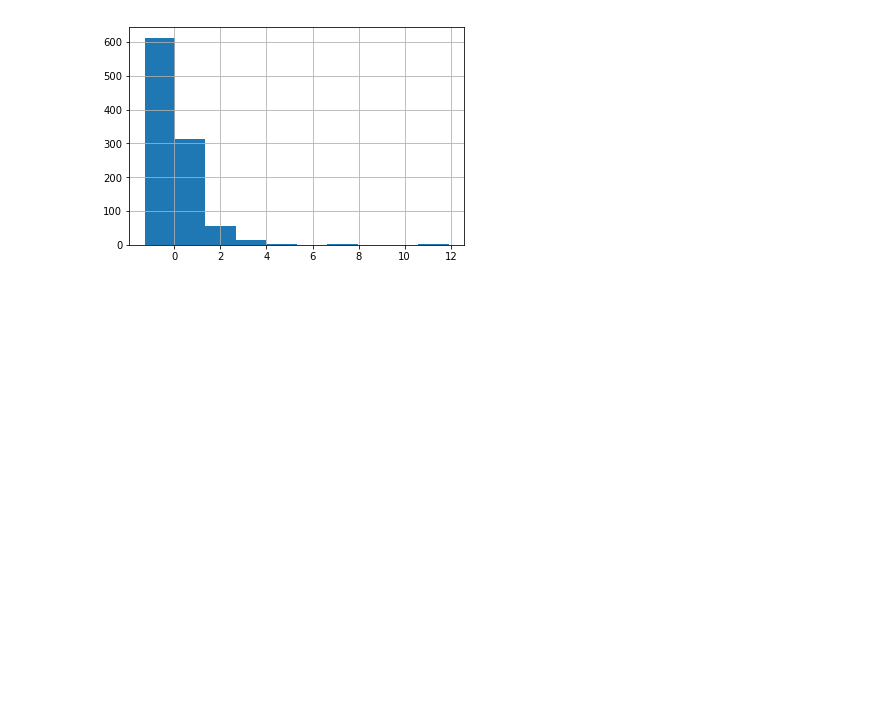
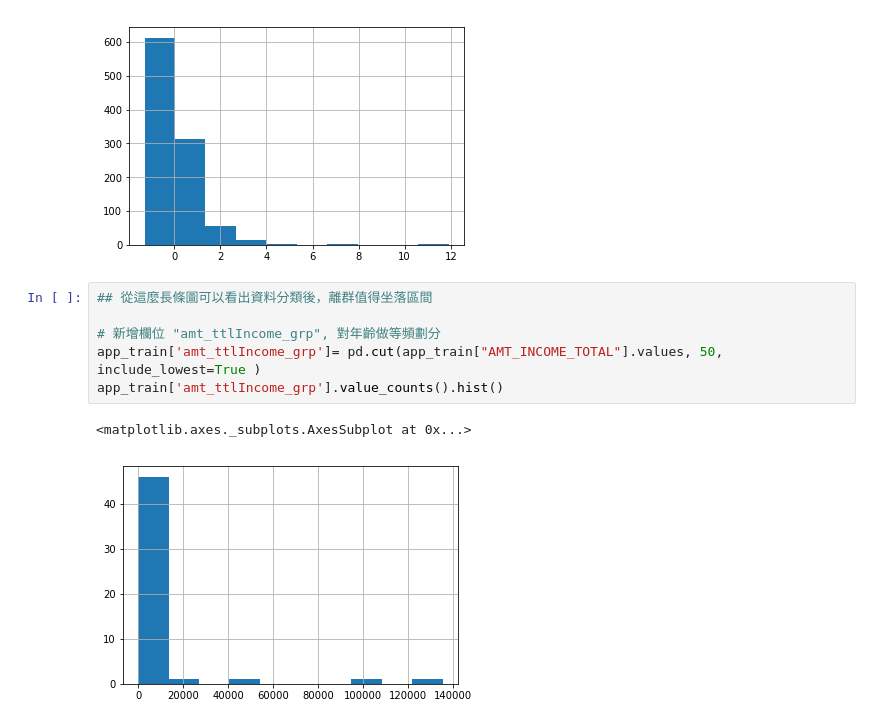
Before and after one commit to spiraleyeld/2nd-ML100Days, a Jupyter notebook: homework/Day_013_HW.ipynb, the cells around one changed output. Drawn from its saved outputs; the diff is of its cells as text; blank space fills up the shorter version.

```diff
--- a/homework/Day_013_HW.ipynb
+++ b/homework/Day_013_HW.ipynb
@@ -155,3 +156,12 @@ Name: AMT_INCOME_TOTAL, dtype: float64
 == Normalized data range ==
 <matplotlib.axes._subplots.AxesSubplot at 0x...>
 [figure]
+# %%
+## 從這麼長條圖可以看出資料分類後，離群值得坐落區間
+
+# 新增欄位 "amt_ttlIncome_grp", 對年齡做等頻劃分
+app_train['amt_ttlIncome_grp']= pd.cut(app_train["AMT_INCOME_TOTAL"].values, 50, include_lowest=True )
+app_train['amt_ttlIncome_grp'].value_counts().hist()
+# %% [output]
+<matplotlib.axes._subplots.AxesSubplot at 0x...>
+[figure, added]
```
Also changed, not shown: parts of 2 cells of this notebook.
